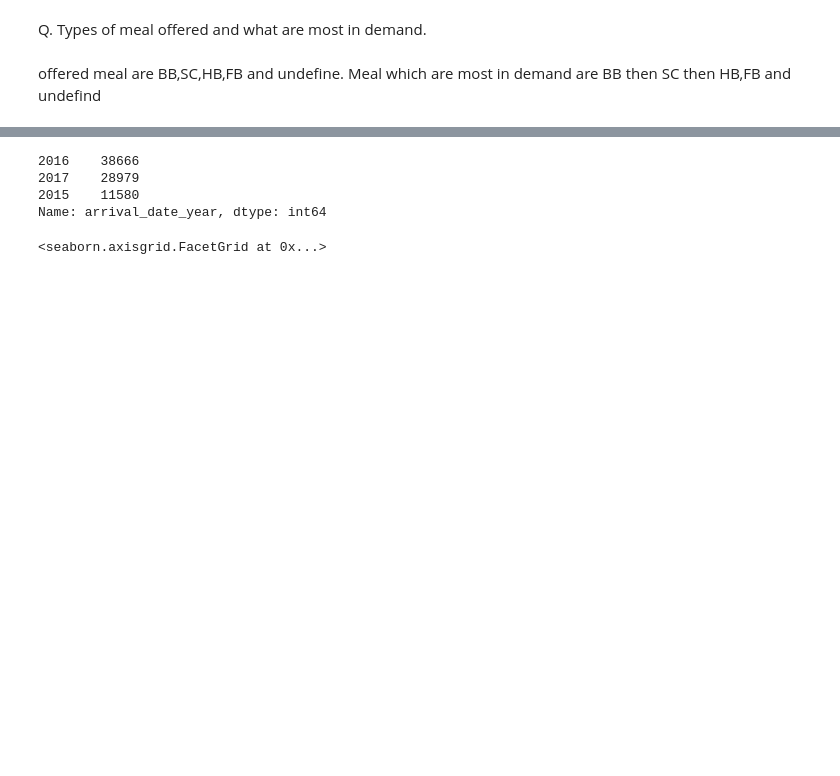
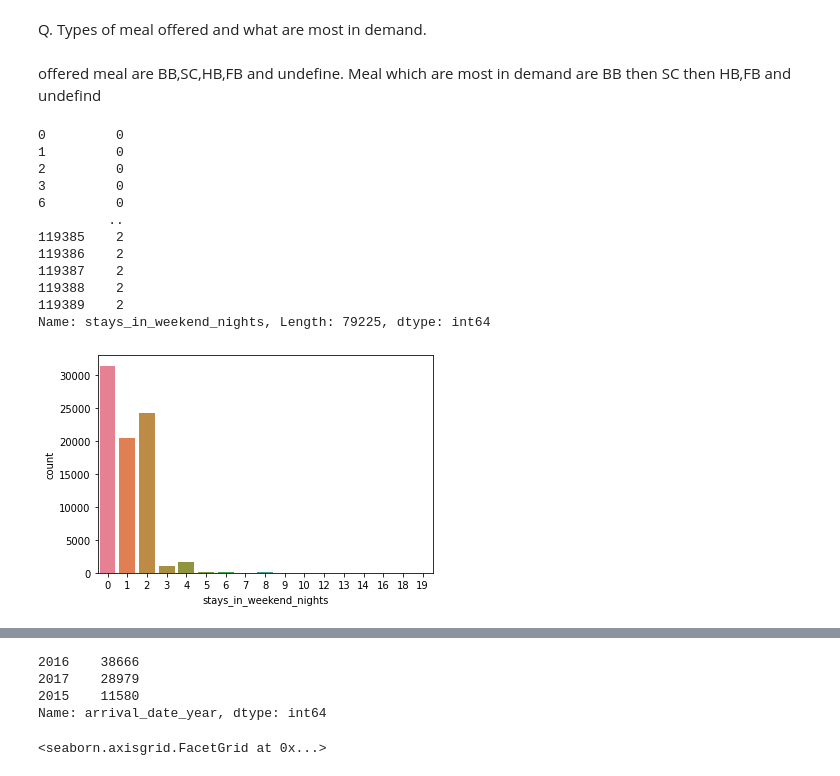
Before and after one commit to Pawan-kumar-Singh/Hotel_Booking-_Analysis, a Jupyter notebook: Hotel_Booking_Analysis_Capstone_Project.ipynb, the cells around one changed output, grey strips where cells are left out. Saved outputs shown, nothing was run; the diff lists cells and outputs as text; code cells hidden in the pictures; blank space fills up the shorter version.

```diff
--- a/Hotel_Booking_Analysis_Capstone_Project.ipynb
+++ b/Hotel_Booking_Analysis_Capstone_Project.ipynb
@@ -755,3 +751,21 @@ sns.catplot(x='meal', kind='count', data=df)
 Q. Types of meal offered and what are most in demand.
 # %% [markdown]
 offered meal are BB,SC,HB,FB and undefine. Meal which are most in demand are BB then SC then HB,FB and undefind
+# %%
+df.stays_in_weekend_nights.value_counts()
+sns.countplot(x=df['stays_in_weekend_nights'],palette='husl')
+print(df.stays_in_weekend_nights)
+# %% [output]
+0         0
+1         0
+2         0
+3         0
+6         0
+         ..
+119385    2
+119386    2
+119387    2
+119388    2
+119389    2
+Name: stays_in_weekend_nights, Length: 79225, dtype: int64
+[figure, added]
```
Also changed, not shown: parts of 14 cells of this notebook.
